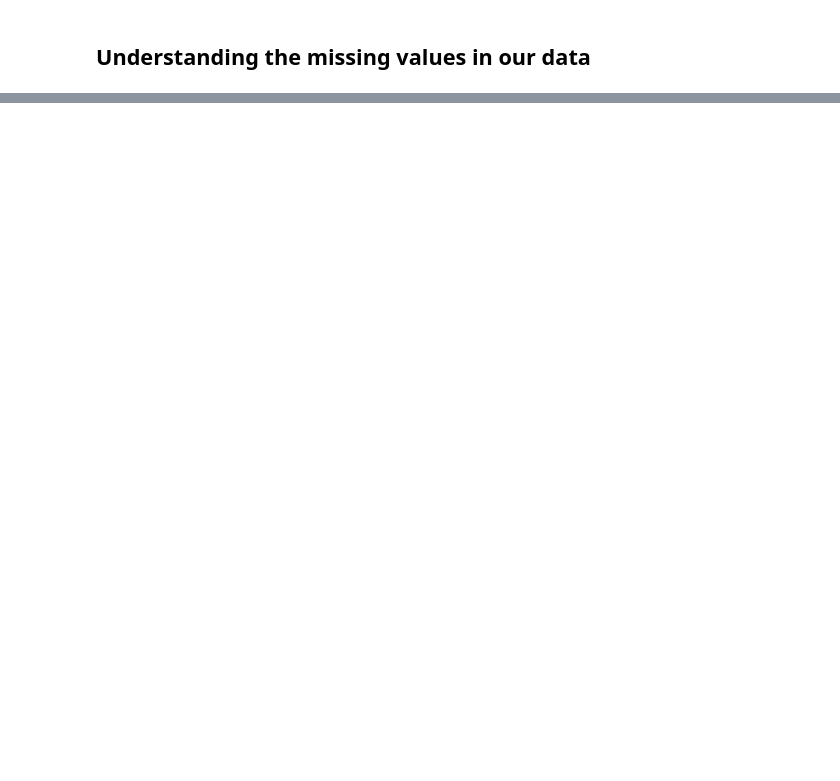
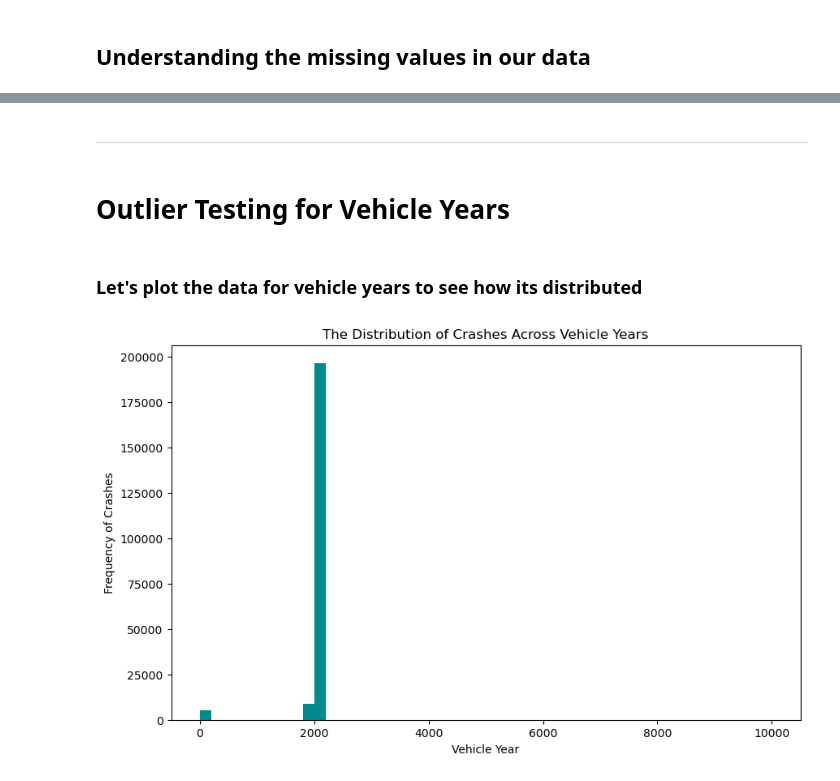
Before and after one commit to saiAbhiPrabhu/CMSC320_FinalProject, a Jupyter notebook: final_project.ipynb, the cells around one changed output, grey strips where cells are left out. Cells and saved outputs as stored; diff of their text form; code cells hidden in the pictures; blank space fills up the shorter version.

```diff
--- a/final_project.ipynb
+++ b/final_project.ipynb
@@ -162,0 +226,15 @@ Total Entries: 210736
+# %% [markdown]
+_______________________________________________________________________________________________________________________________________________________
+# %% [markdown]
+# Outlier Testing for Vehicle Years
+# %% [markdown]
+### Let's plot the data for vehicle years to see how its distributed
+# %%
+plt.figure(figsize=(10, 6))
+plt.hist(crash_df["Vehicle Year"], bins=50, color="#008C8C")
+plt.xlabel("Vehicle Year")
+plt.ylabel("Frequency of Crashes")
+plt.title("The Distribution of Crashes Across Vehicle Years")
+plt.show()
+# %% [output]
+[figure, added]
```
Also changed, not shown: parts of 45 cells of this notebook, 2 other files.
